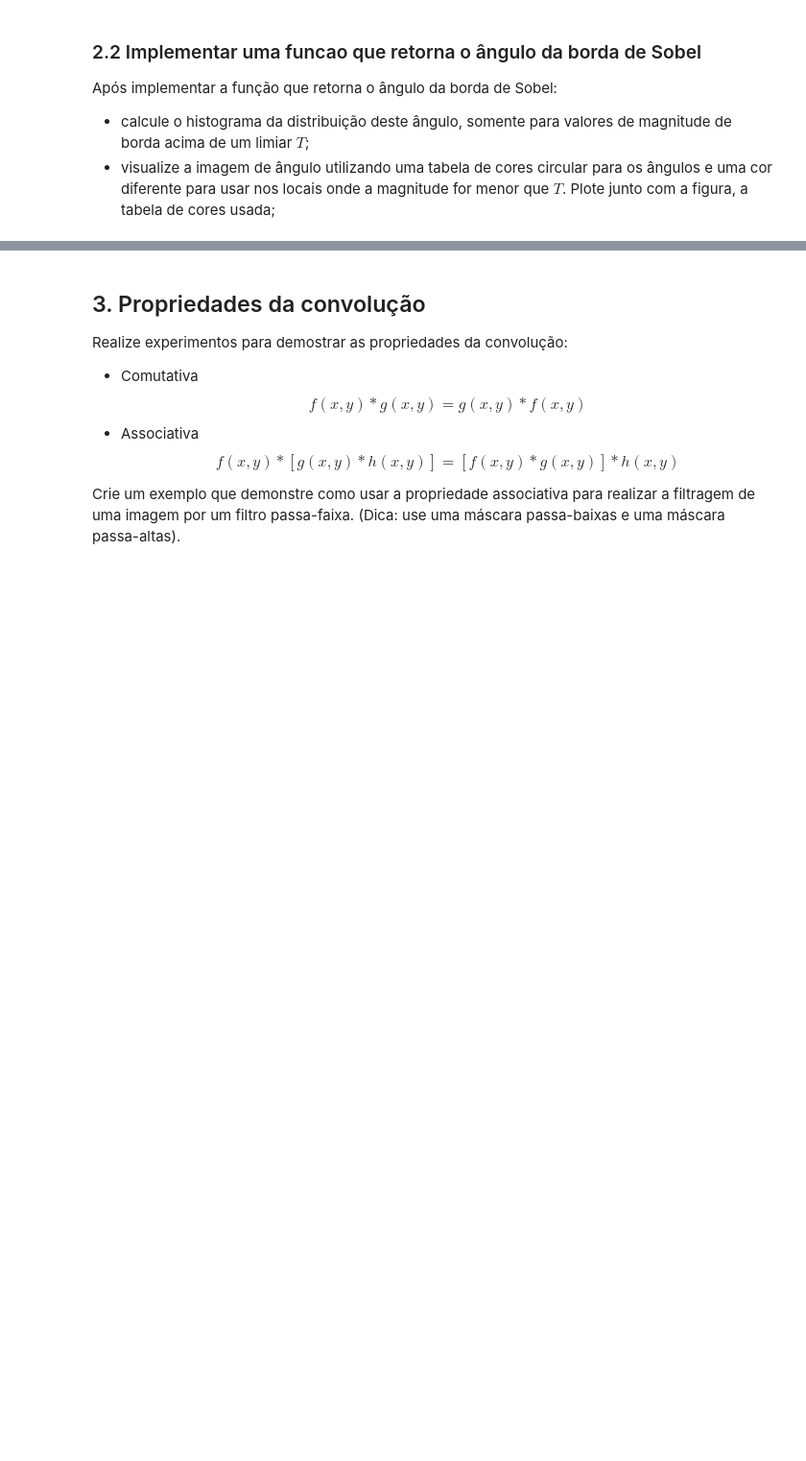
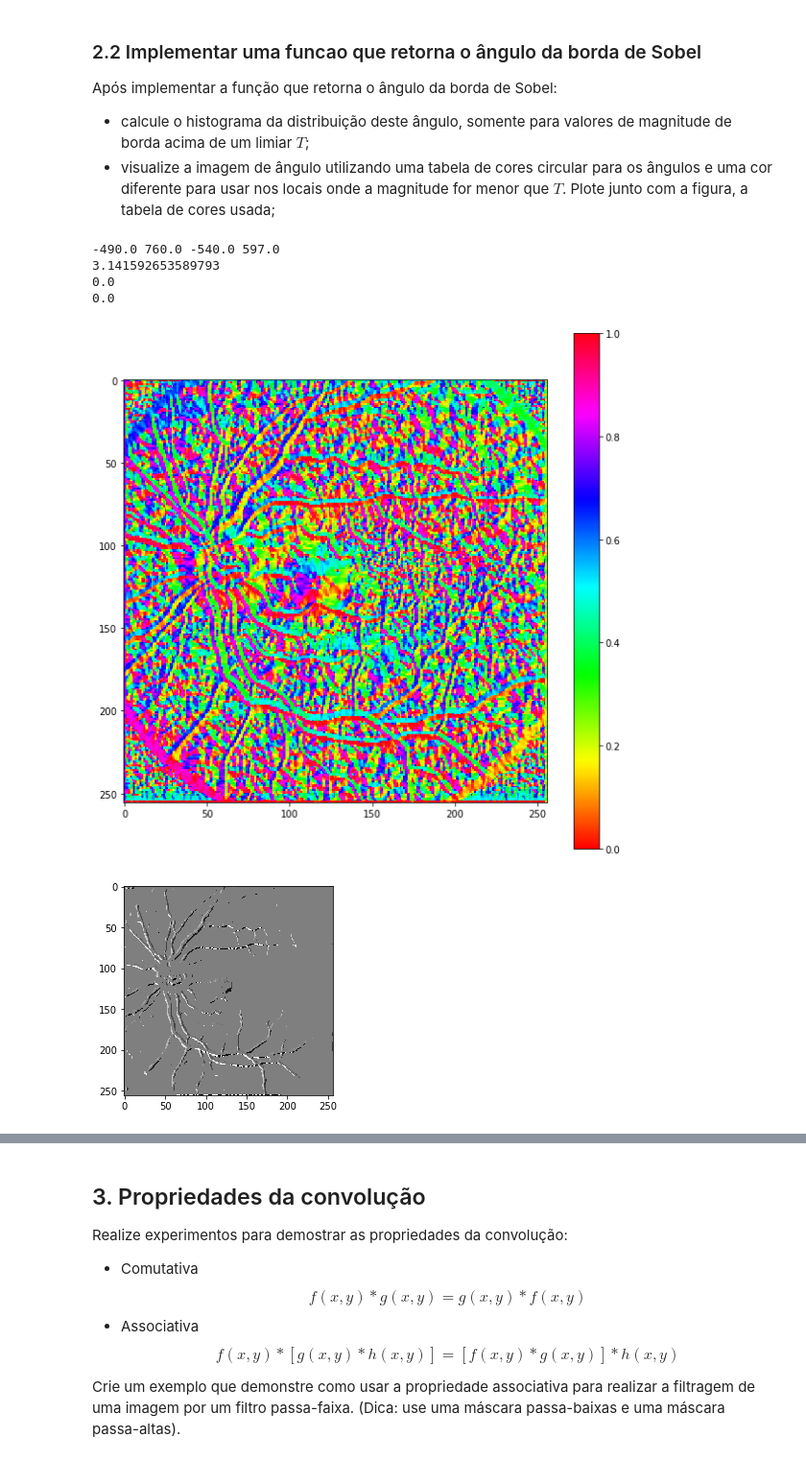
Before and after one commit to ferseiti/ia898, a Jupyter notebook: 2S2018/IA898A_Ex05_FernandoFurusato.ipynb, the cells around one changed output, grey strips where cells are left out. Shown at 96% size. Cells and saved outputs as stored; diff of their text form; code cells hidden in the pictures; blank space fills up the shorter version.

```diff
--- a/2S2018/IA898A_Ex05_FernandoFurusato.ipynb
+++ b/2S2018/IA898A_Ex05_FernandoFurusato.ipynb
@@ -66,3 +192,42 @@ f = mpimg.imread('../figures/fusca.png')
 Após implementar a função que retorna o ângulo da borda de Sobel:
 - calcule o histograma da distribuição deste ângulo, somente para valores de magnitude de borda acima de um limiar $T$;
 - visualize a imagem de ângulo utilizando uma tabela de cores circular para os ângulos e uma cor diferente para usar nos locais onde a magnitude for menor que $T$. Plote junto com a figura, a tabela de cores usada;
+# %%
+def sobel_angle(fv, fh):
+    return(np.arctan2(fh, fv))
+# %%
+f = mpimg.imread('../data/retina.tif')
+sobel = MagSobel(f)
+angles = np.abs(sobel_angle(sobel[2], sobel[1]))
+print(angles.max())
+print(angles.min())
+print(sobel[0].min())
+# %% [output]
+-490.0 760.0 -540.0 597.0
+3.141592653589793
+0.0
+0.0
+# %%
+import matplotlib.colors as colors
+angles_color_hsv = np.ones((angles.shape[0], angles.shape[1], 3))
+angles_color_hsv[:,:,0] = ia.normalize(angles, [0, 1])
+# angles_color_hsv[:,:,0] = np.linspace(0, 1, 256*256).reshape((256, 256))
+
+# dt = np.select([m > 2], [t]) # where m = magsobel and t = angles
+
+dt = np.select([sobel[0] > 200], [angles])
+
+# angles_color_hsv[:,:,0] = np.clip(ia.normalize(dt, [0, 1]), .5, 1)
+fig = plt.figure(figsize=[10, 10])
+
+a = ia.normalize(colors.hsv_to_rgb(angles_color_hsv), [0, 180])
+plt.imshow(ia.normalize(colors.hsv_to_rgb(angles_color_hsv), [0, 1]), cmap='hsv')
+plt.hsv()
+plt.colorbar()
+plt.show()
+
+plt.imshow(ia.normalize(dt), cmap='gray')
+plt.show()
+# %% [output]
+[figure, added]
+[figure, added]
```
Also changed, not shown: parts of 7 cells of this notebook.
